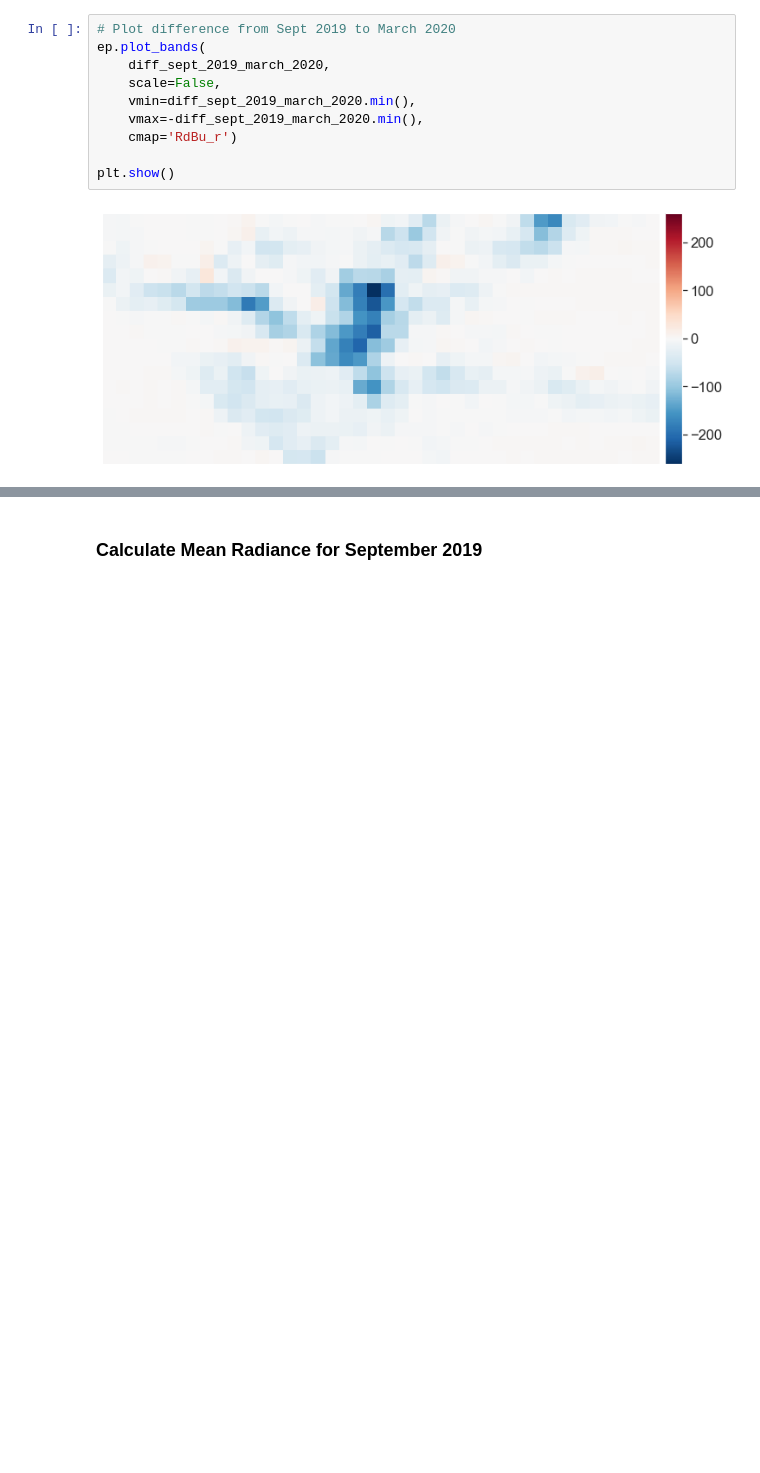
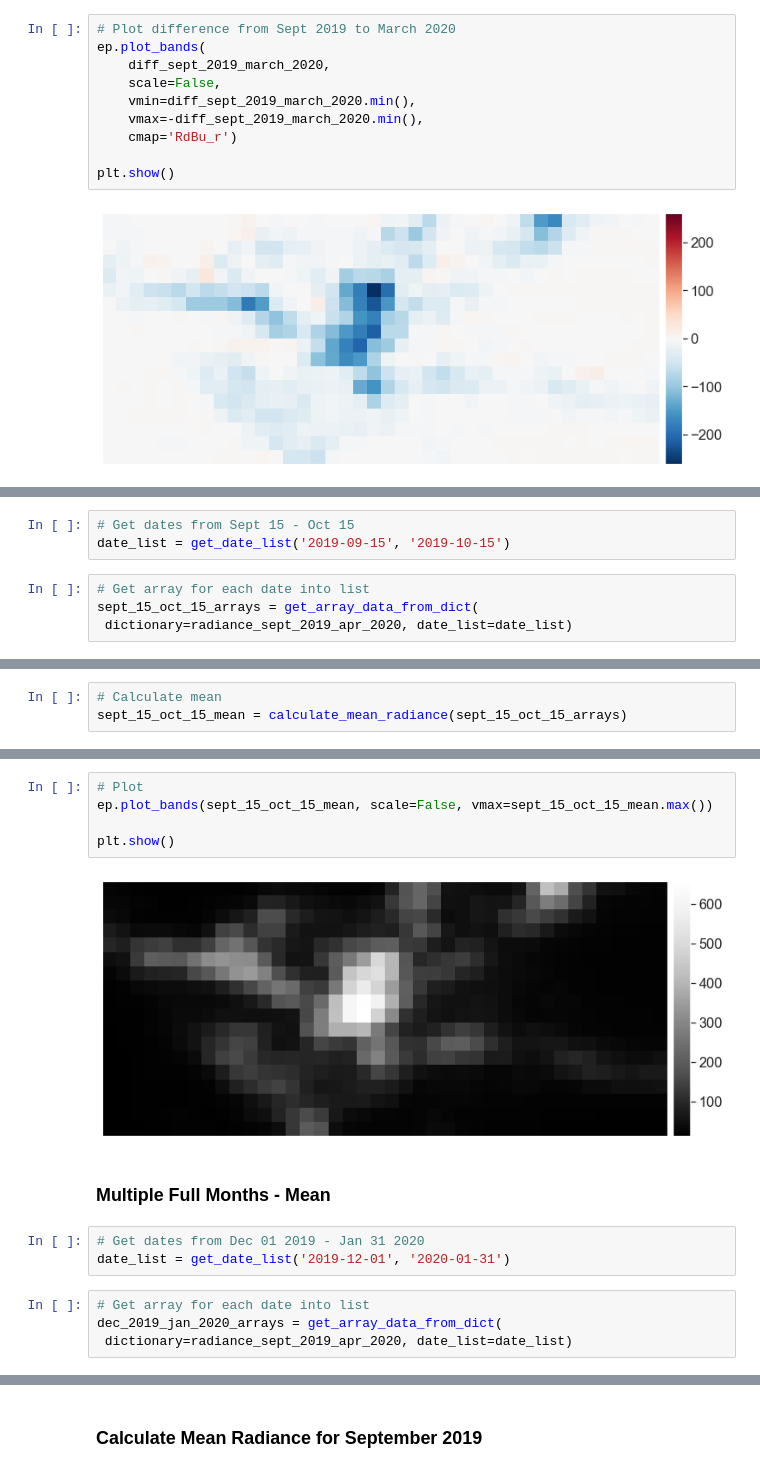
Before and after one commit to calekochenour/remote-sensing-fusion, a Jupyter notebook: 01-code-scripts/penn-state-campus-black-marble-radiance-concise.ipynb, the cells around one changed output, grey strips where cells are left out. Saved outputs shown, nothing was run; the diff lists cells and outputs as text; blank space fills up the shorter version.

```diff
--- a/01-code-scripts/penn-state-campus-black-marble-radiance-concise.ipynb
+++ b/01-code-scripts/penn-state-campus-black-marble-radiance-concise.ipynb
@@ -1409,0 +1225,7 @@ list(set([date.strftime("%Y-%m") for date in date_range]))
+# %%
+# Get dates from Sept 15 - Oct 15
+date_list = get_date_list('2019-09-15', '2019-10-15')
+# %%
+# Get array for each date into list
+sept_15_oct_15_arrays = get_array_data_from_dict(
+ dictionary=radiance_sept_2019_apr_2020, date_list=date_list)
@@ -1409,0 +1237,3 @@ list(set([date.strftime("%Y-%m") for date in date_range]))
+# %%
+# Calculate mean
+sept_15_oct_15_mean = calculate_mean_radiance(sept_15_oct_15_arrays)
@@ -1409,0 +1247,16 @@ list(set([date.strftime("%Y-%m") for date in date_range]))
+# %%
+# Plot
+ep.plot_bands(sept_15_oct_15_mean, scale=False, vmax=sept_15_oct_15_mean.max())
+
+plt.show()
+# %% [output]
+[figure, added]
+# %% [markdown]
+### Multiple Full Months - Mean
+# %%
+# Get dates from Dec 01 2019 - Jan 31 2020
+date_list = get_date_list('2019-12-01', '2020-01-31')
+# %%
+# Get array for each date into list
+dec_2019_jan_2020_arrays = get_array_data_from_dict(
+ dictionary=radiance_sept_2019_apr_2020, date_list=date_list)
```
Also changed, not shown: parts of 81 cells of this notebook.
